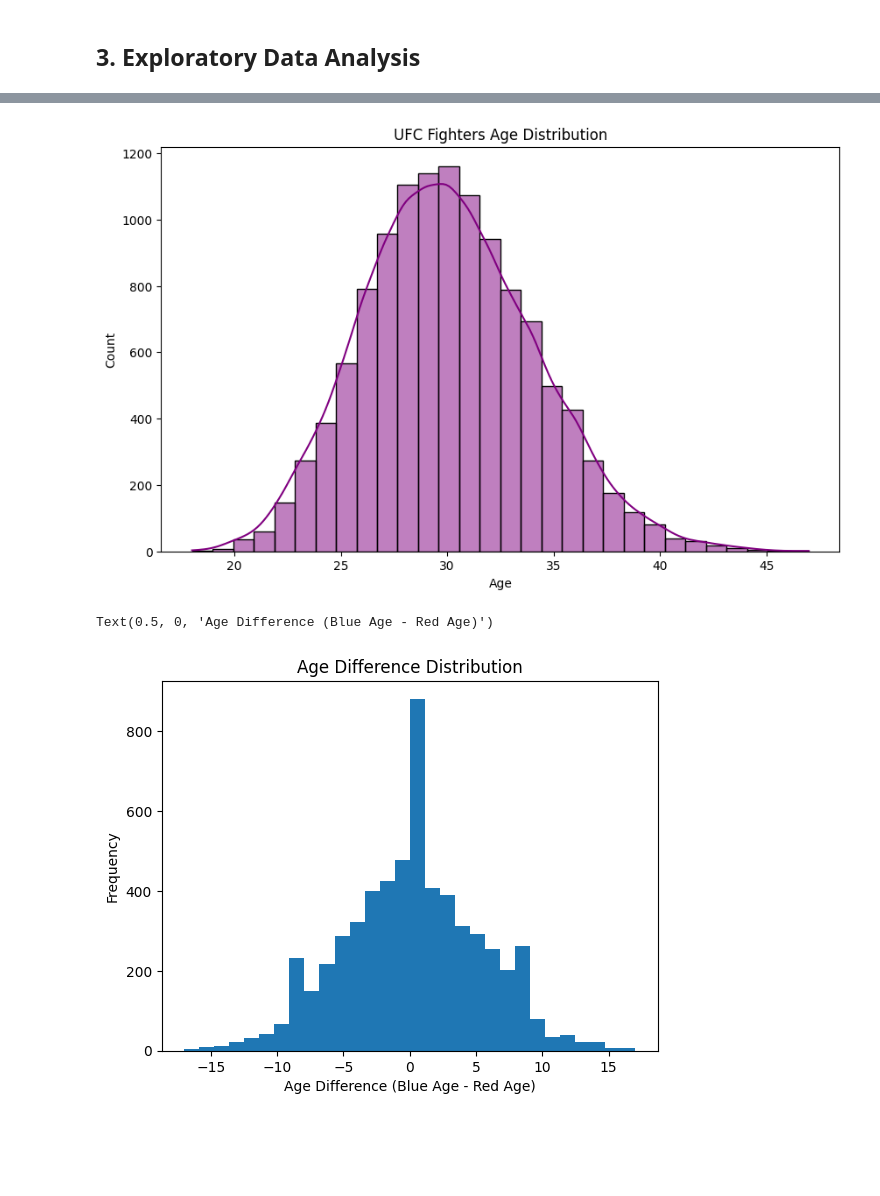
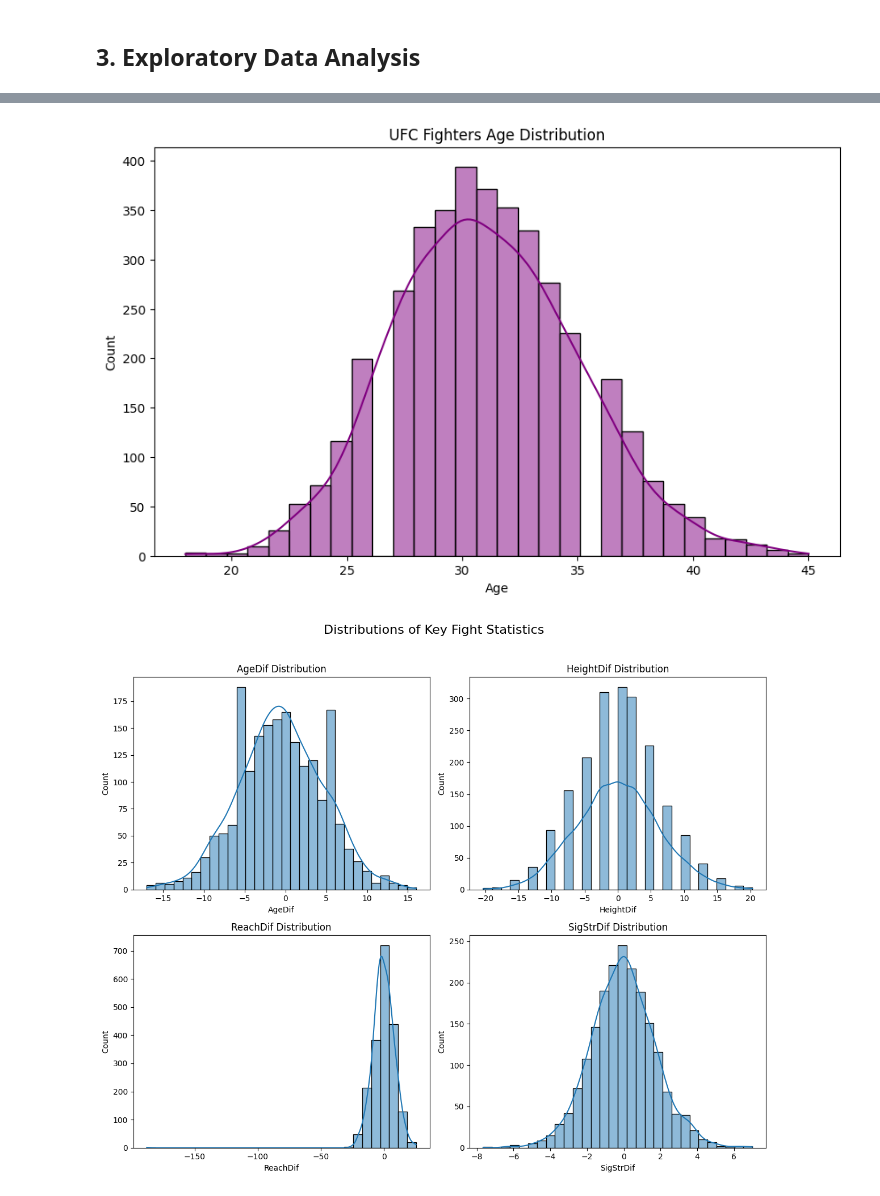
Before and after one commit to jmanlang/ufc-data-analysis, a Jupyter notebook: analysis.ipynb, the cells around one changed output, grey strips where cells are left out. Drawn from its saved outputs; the diff is of its cells as text; code cells hidden in the pictures; blank space fills up the shorter version.

Commit message:
Added new dataset, cleaned out abnormal stats, continued eda

```diff
--- a/analysis.ipynb
+++ b/analysis.ipynb
@@ -68,11 +70,22 @@ all_fights.loc[all_fights.duplicated()]
 all_fights.shape
 # %% [output]
 (6528, 118)
+# %%
+# Removing fights that involve fighters with no wins or losses
+all_fights = all_fights[~(
+    ((all_fights['RedWins'] == 0) & (all_fights['RedLosses'] == 0)) |
+    ((all_fights['BlueWins'] == 0) & (all_fights['BlueLosses'] == 0)))]
+# %%
+# Removing fights with abnormal stats
+all_fights = all_fights[~(
+    (all_fights['RedAvgSigStrLanded'] > 8.66) |
+    (all_fights['BlueAvgSigStrLanded'] > 8.66))]
 # %%
 # Creating separate dataframes: One for general analysis, and one for prediction modeling. Remove columns that won't be used in analysis/prediction.
 
 analysis_df = all_fights[['RedFighter', 'BlueFighter', 'Winner', 'TitleBout', 'WeightClass', 'Gender', 'NumberOfRounds', 'BlueCurrentLoseStreak', 'BlueCurrentWinStreak', 'BlueDraws',
                           'BlueLongestWinStreak', 'BlueLosses', 'BlueTotalRoundsFought', 'BlueTotalTitleBouts', 'BlueWinsByDecisionMajority', 'BlueWinsByDecisionSplit', 'BlueWinsByDecisionUnanimous', 'BlueWinsByKO', 'BlueWinsBySubmission', 'BlueWinsByTKODoctorStoppage', 'BlueWins', 'BlueStance', 'BlueHeightCms', 'BlueReachCms',
+                          'BlueAvgSigStrLanded', 'BlueAvgSigStrPct', 'BlueAvgTDPct', 'RedAvgSigStrLanded', 'RedAvgSigStrPct', 'RedAvgTDPct',
                           'BlueWeightLbs', 'RedCurrentLoseStreak', 'RedCurrentWinStreak', 'RedDraws', 'RedLongestWinStreak', 'RedLosses', 'RedTotalRoundsFought', 'RedTotalTitleBouts', 'RedWinsByDecisionMajority', 'RedWinsByDecisionSplit', 'RedWinsByDecisionUnanimous', 'RedWinsByKO', 'RedWinsBySubmission', 'RedWinsByTKODoctorStoppage', 'RedWins', 'RedStance',
                           'RedHeightCms', 'RedReachCms', 'RedWeightLbs', 'RedAge', 'BlueAge', 'LoseStreakDif', 'WinStreakDif', 'LongestWinStreakDif', 'WinDif', 'LossDif', 'TotalRoundDif', 'TotalTitleBoutDif', 'KODif', 'SubDif', 'HeightDif', 'ReachDif', 'AgeDif', 'SigStrDif', 'AvgSubAttDif', 'AvgTDDif',
                           'Finish', 'FinishRound', 'FinishRoundTime', 'TotalFightTimeSecs']
@@ -135,7 +152,8 @@ array(['SUB', 'U-DEC', 'S-DEC', 'KO/TKO', 'M-DEC', 'DQ', 'Overturned'],
 # %%
 # Removing fights that ended in a Disqualification or were overturned then
 # dropping method column
-prediction_df = prediction_df[~all_fights['Finish'].isin(['DQ', 'Overturned'])]
+prediction_df = prediction_df[~prediction_df['Finish'].isin(['DQ', 'Overturned'])]
+analysis_df = analysis_df[~analysis_df['Finish'].isin(['DQ', 'Overturned'])]
 prediction_df = prediction_df.drop(columns=['Finish'])
 # %%
 # Convert Winner column to binary: 1 if Red, 0 otherwise
@@ -201,12 +219,19 @@ plt.xlabel('Age')
 plt.ylabel('Count')
 plt.show()
 # %% [output]
-[figure, old version]
+[figure, new version]
 # %%
-age_ax = analysis_df['AgeDif'].plot(kind='hist',
-                                           bins=30,
-                                           title='Age Difference Distribution')
-age_ax.set_xlabel('Age Difference (Blue Age - Red Age)')
+key_columns = ['AgeDif', 'HeightDif', 'ReachDif', 'SigStrDif']
+fig, axes = plt.subplots(2, 2, figsize=(12, 10))
+fig.suptitle('Distributions of Key Fight Statistics', fontsize=16)
+
+for ax, col in zip(axes.flatten(), key_columns):
+    sns.histplot(analysis_df[col].dropna(), bins=30, kde=True, ax=ax)
+    ax.set_title(f'{col} Distribution')
+    ax.set_xlabel(col)
+    ax.set_ylabel('Count')
+
+plt.tight_layout(rect=[0, 0, 1, 0.96])
+plt.show()
 # %% [output]
-Text(0.5, 0, 'Age Difference (Blue Age - Red Age)')
-[figure, old version]
+[figure, new version]
```
Also changed, not shown: parts of 16 cells of this notebook, 1 other file.
